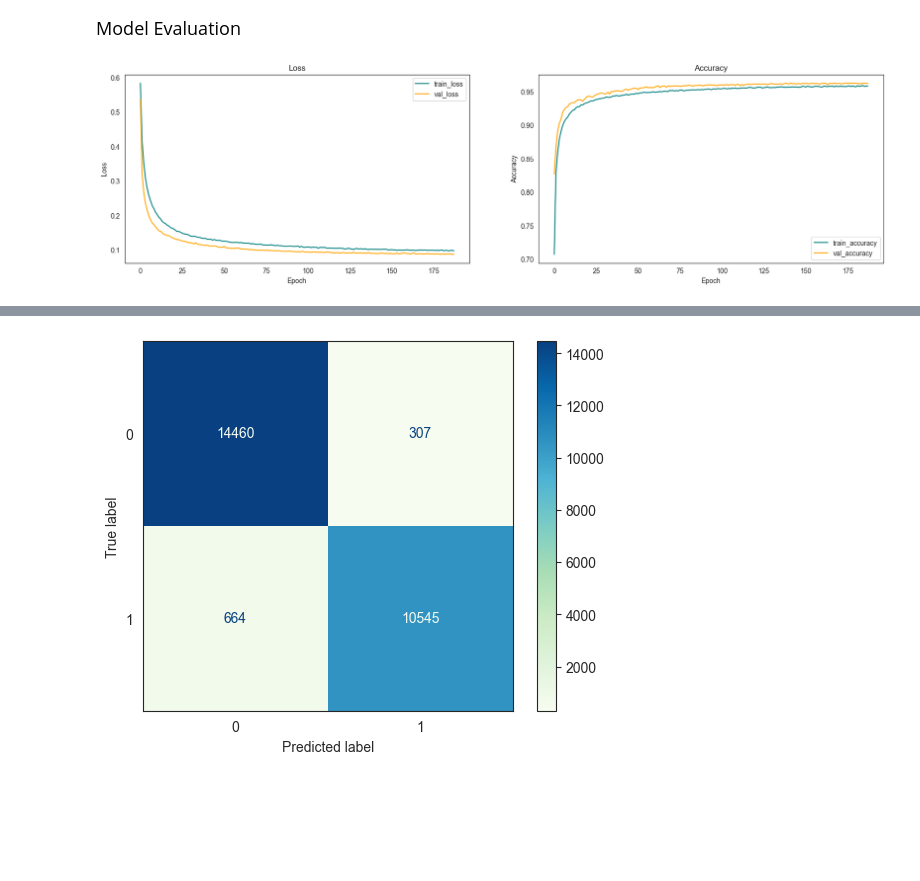
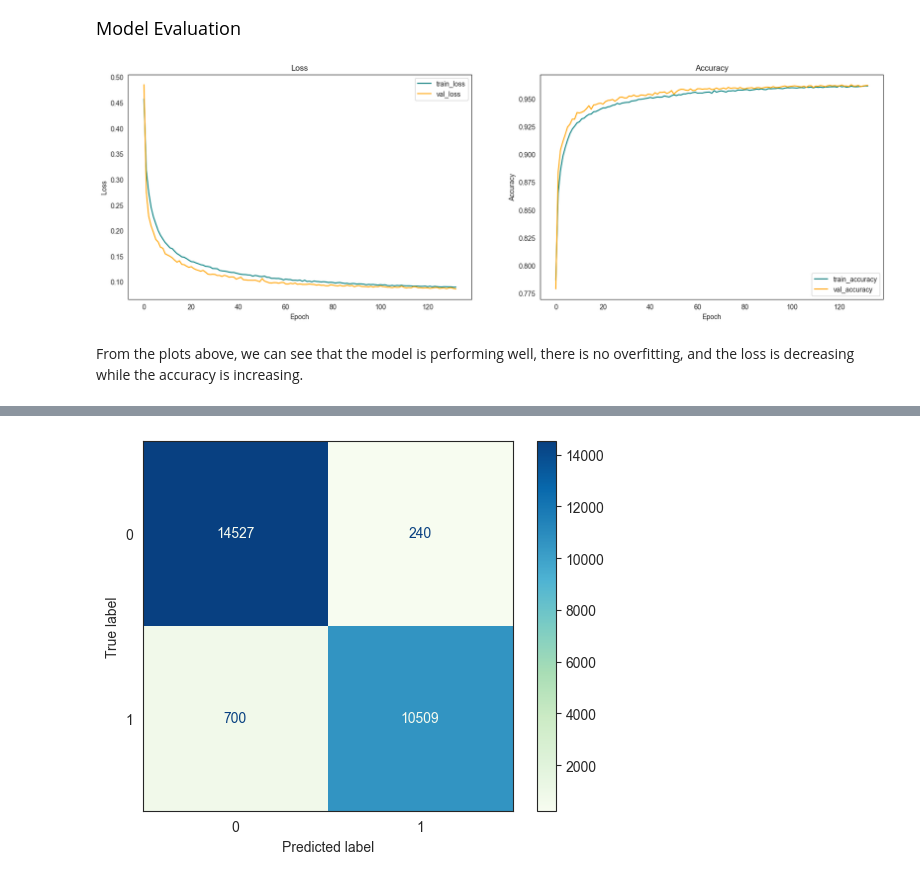
Before and after one commit to davinjason09/Airline-Satisfaction-Classification, a Jupyter notebook: Classification.ipynb, the cells around one changed output, grey strips where cells are left out. Cells and saved outputs as stored; diff of their text form; code cells hidden in the pictures; blank space fills up the shorter version.

```diff
--- a/Classification.ipynb
+++ b/Classification.ipynb
@@ -333,5 +342,5 @@ Fill in the missing values in the `Arrival Delay in Minutes` columns with the me
 # %%
-df_concat.fillna({'Arrival Delay in Minutes': df_concat['Arrival Delay in Minutes'].mean()}, inplace=True)
+df_concat.fillna({'Arrival Delay in Minutes': df_concat['Arrival Delay in Minutes'].median()}, inplace=True)
 
 df_concat.isna().sum()
 # %% [output]
@@ -640,24 +653,26 @@ Restoring model weights from the end of the best epoch: 188.
   font-size: 18px;
 ">Model Evaluation</div>
 # %%
-fig, ax = plt.subplots(1, 2, figsize=(20, 5))
+fig, ax = plt.subplots(1, 2, figsize=(20, 6))
 
 ax[0].plot(history.history['loss'][:-10], color = 'teal', label = 'train_loss')
 ax[0].plot(history.history['val_loss'][:-10], color = 'orange', label = 'val_loss')
 ax[0].title.set_text('Loss')
 ax[0].set_xlabel('Epoch')
 ax[0].set_ylabel('Loss')
 ax[0].legend(loc='upper right')
 
 ax[1].plot(history.history['accuracy'][:-10], color = 'teal', label = 'train_accuracy')
 ax[1].plot(history.history['val_accuracy'][:-10], color = 'orange', label = 'val_accuracy')
 ax[1].title.set_text('Accuracy')
 ax[1].set_xlabel('Epoch')
 ax[1].set_ylabel('Accuracy')
 ax[1].legend(loc='lower right')
 
 pass
 # %% [output]
-[figure, old version]
+[figure, new version]
+# %% [markdown]
+From the plots above, we can see that the model is performing well, there is no overfitting, and the loss is decreasing while the accuracy is increasing.
 # %%
 loss, accuracy = model_tuned.evaluate(X_test, y_test)
```
Also changed, not shown: parts of 15 cells of this notebook.
